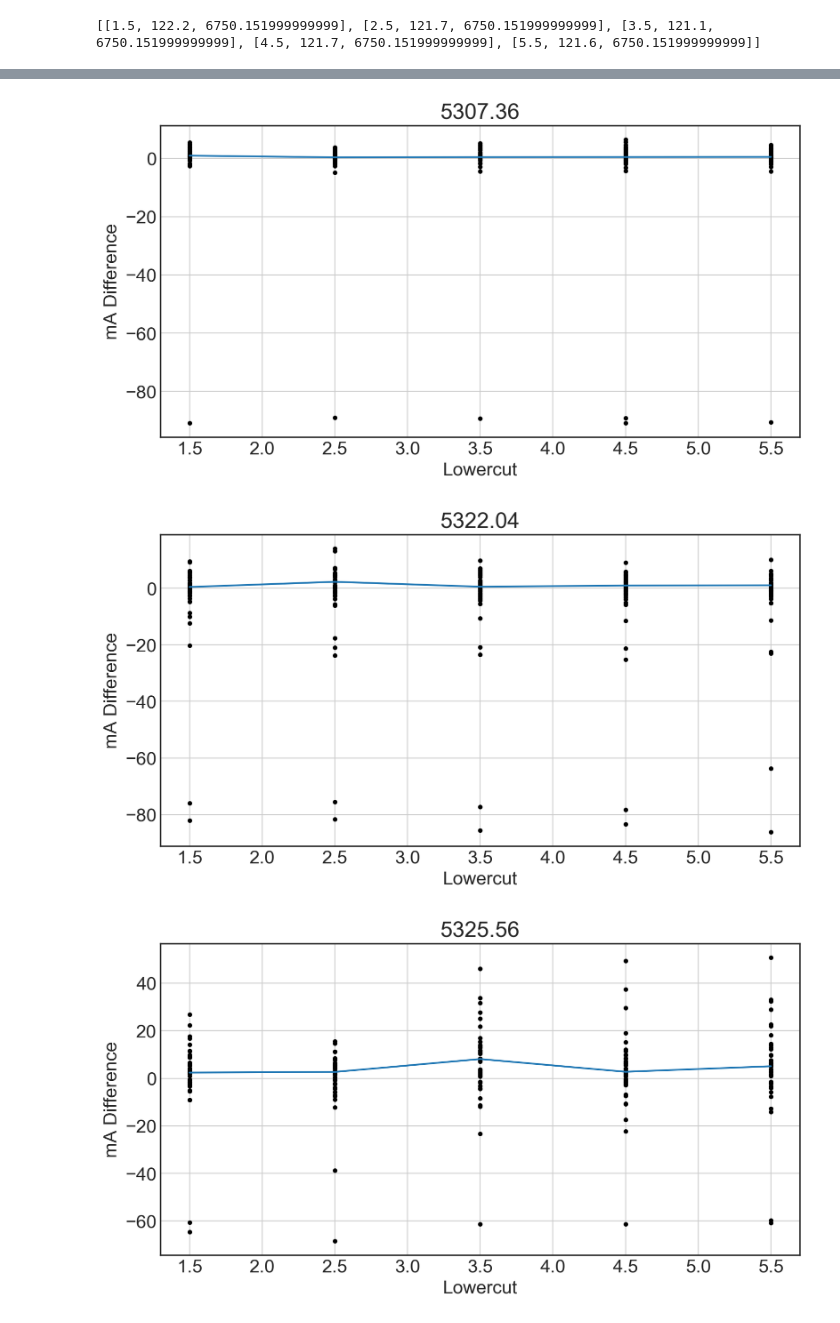
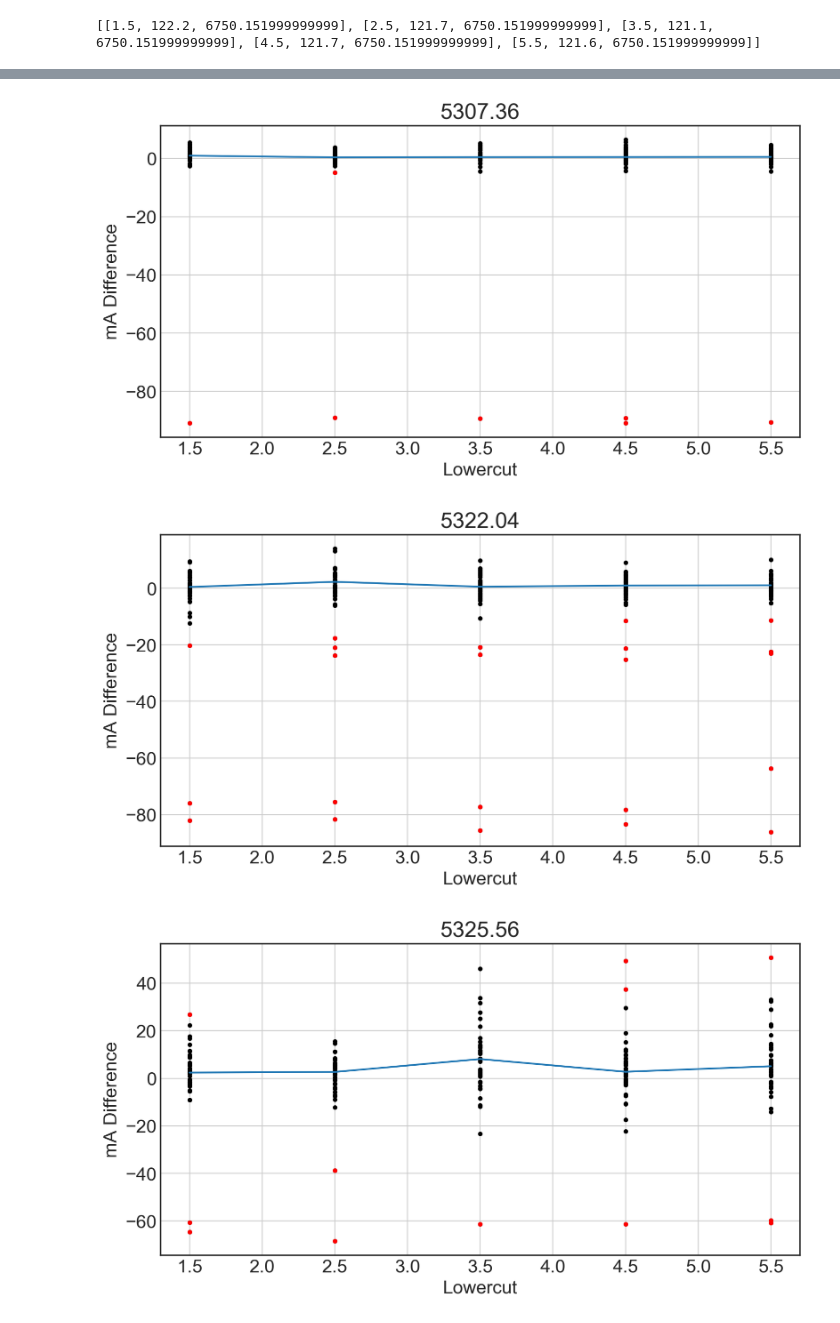
Before and after one commit to jkcarlberg/redgiant_planethosts, a Jupyter notebook: windowsize.ipynb, the cells around one changed output, grey strips where cells are left out. Cells and saved outputs as stored; diff of their text form; code cells hidden in the pictures.

Commit message:
outlier highlighting

```diff
--- a/windowsize.ipynb
+++ b/windowsize.ipynb
@@ -100,15 +100,25 @@ for line in line_list[0:10]:
 
     #Sigma Clip
     sigma = 3
-    pdiff_sclip = [np.ma.compressed(sigma_clip(np.array(pdiff_all[wsizes.index(ws_val)]).astype(float),sigma=sigma))
-                   for ws_val in wsizes]
-    print(np.shape(pdiff_sclip))
-    print(np.shape(pdiff_all))
+
+    pdiff_sclip_marrs = [sigma_clip(np.array(pdiff_all[wsizes.index(ws_val)]).astype(float),sigma=sigma)
+                         for ws_val in wsizes]
+    pdiff_sclip = [np.ma.compressed(marr) for marr in pdiff_sclip_marrs]
+    clipped_data = [marr.data[marr.mask] for marr in pdiff_sclip_marrs] # True in mask corresponds to an outlier
+    #print((wsizes,clipped_data))
+    #print(np.shape(pdiff_sclip))
+    #print(np.shape(pdiff_all))
     #print(len(pdiff_all))
     if plot:
         for pdiff in np.array(pdiff_all).T:
             plt.plot(wsizes,pdiff,'.',color='k')
-        #for pdiff in np.array(pdiff_sclip).T:
+        for wsize, clipped in zip(wsizes,clipped_data):
+            n_clipped = len(clipped)
+            if n_clipped == 0:
+                continue
+            else:
+                wsize_arr = np.array([wsize]*n_clipped)
+                plt.plot(wsize_arr, clipped, '.', color='r')
         #plt.plot(wsizes,pdiff,'.',color='k')
 
     avg_pdiffs = [np.median(pdiff_sclip[wsizes.index(ws_val)]) for ws_val in wsizes]
@@ -161,3 +171,3 @@ if write_out:
-[figure, old version]
+[figure, new version]
-[figure, old version]
+[figure, new version]
-[figure, old version]
+[figure, new version]
```
Also changed, not shown: parts of 2 cells of this notebook.
